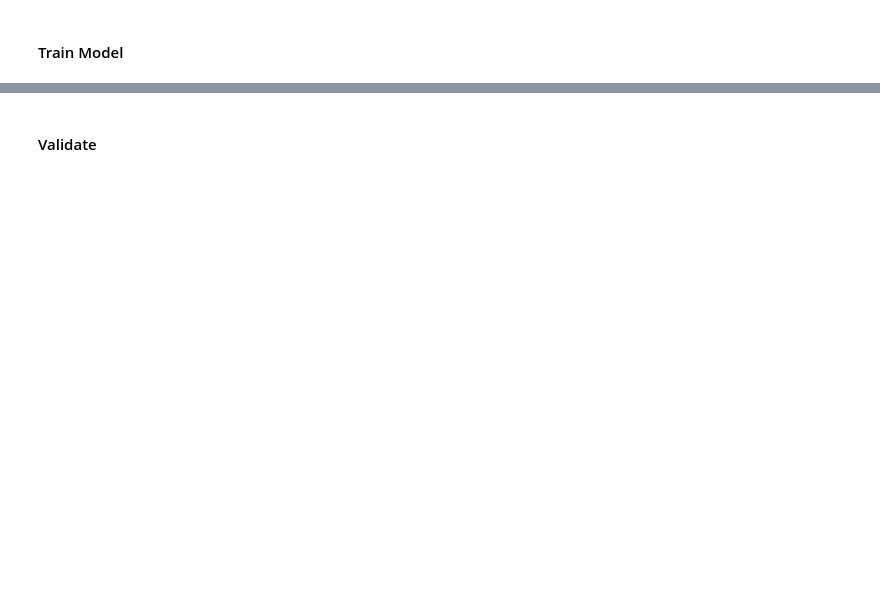
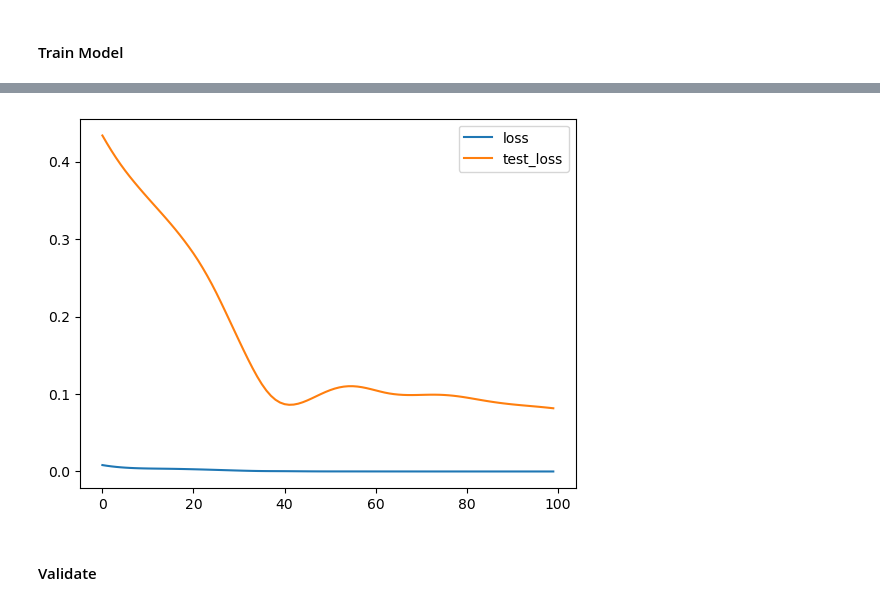
Before and after one commit to meetri/stockai, a Jupyter notebook: StockForecasterTest.ipynb, the cells around one changed output, grey strips where cells are left out. Saved outputs shown, nothing was run; the diff lists cells and outputs as text; code cells hidden in the pictures; blank space fills up the shorter version.

```diff
--- a/StockForecasterTest.ipynb
+++ b/StockForecasterTest.ipynb
@@ -27,3 +32,10 @@ Epoch: 900, train loss: 0.0024926539044827223, test loss: 0.004887305665761232
+# %%
+plt.plot(loss_data, label="loss")
+plt.plot(test_loss_data, label="test_loss")
+plt.legend()
+plt.show()
+# %% [output]
+[figure, added]
 # %% [markdown]
 #### Validate
 # %%
```
Also changed, not shown: parts of 12 cells of this notebook, 5 other files.
